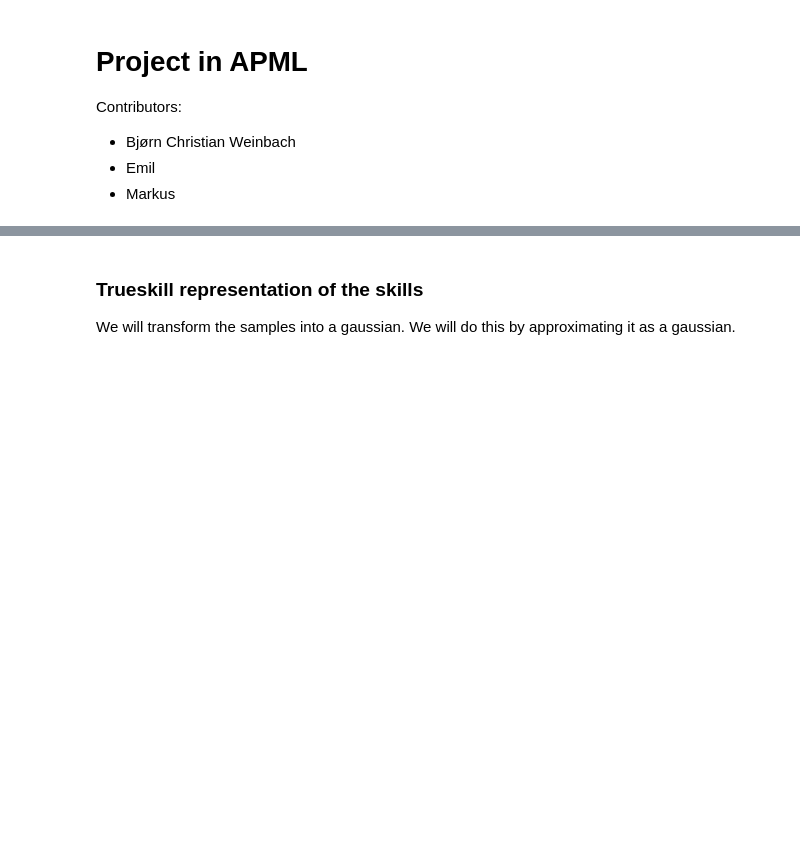
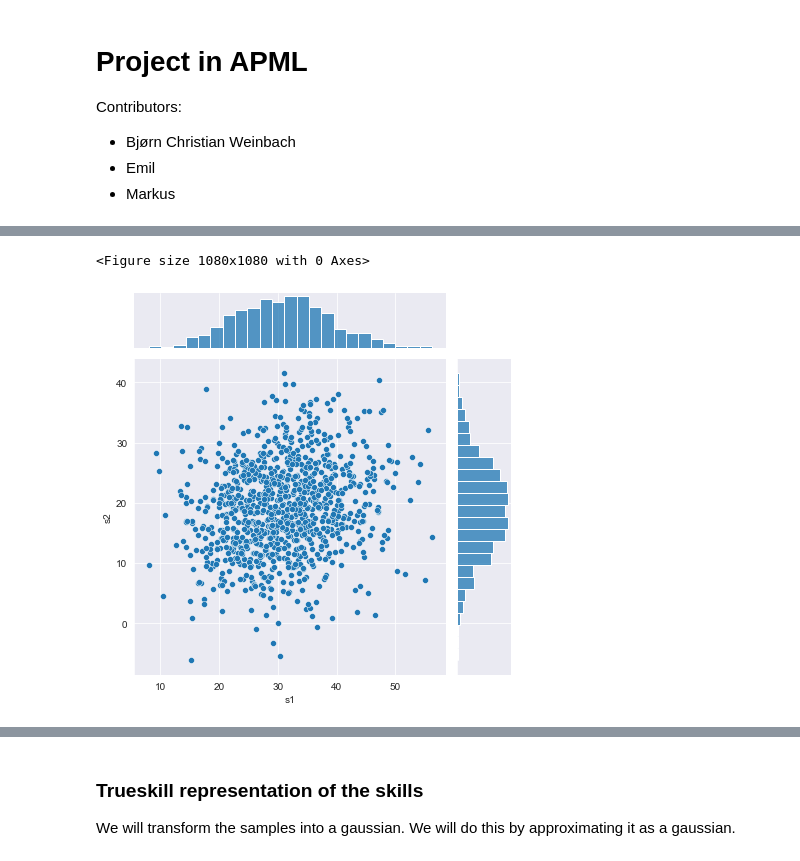
Before and after one commit to bcwein/1RT705APML-Project, a Jupyter notebook: runme.ipynb, the cells around one changed output, grey strips where cells are left out. Drawn from its saved outputs; the diff is of its cells as text; code cells hidden in the pictures; blank space fills up the shorter version.

```diff
--- a/runme.ipynb
+++ b/runme.ipynb
@@ -46,24 +46,22 @@ def gibbsSampler(L, mu_s, sigma_s, burn=0):
     s2 = np.zeros(L)
     t = np.zeros(L)
     y = 1
-    s1[0] = 10
-    s2[0] = 10
+    s1[0] = mu_s[0]
+    s2[0] = mu_s[1]
     t[0] = 1
 
     # Hyperparameters
-    sigma_s = sigma_s
-    mu_s = mu_s
-    sigma_ts = 1
+    sigma_ts = (25/3)**2
 
-    def corr1(sigmaa, A, sigmaba, mua, xb):
-        sigmaab = np.linalg.pinv(np.linalg.pinv(sigmaa) + np.outer(A.T, A)*sigmaba**-1)
-        muab = sigmaab@(np.linalg.pinv(sigmaa)@mua + A.T*sigmaba**-1*xb)
+    def corr1(sigmaa, sigmaba, mua, xb):
+        A = np.array([1, -1])
+        sigmaab = np.linalg.inv(np.linalg.inv(sigmaa) + np.outer(A.T, A)*sigmaba**-1)
+        muab = sigmaab@(np.linalg.inv(sigmaa)@mua + A.T*sigmaba**-1*xb)
         return sigmaab, muab
 
     for l in range(L-1):
         # Sample S
-        A = np.array([s1[l], -s2[l]])
-        sigma_st, mu_st = corr1(sigma_s, A, sigma_ts, mu_s, t[l])
+        sigma_st, mu_st = corr1(sigma_s, sigma_ts, mu_s, t[l])
         s1[l+1], s2[l+1] = scipy.stats.multivariate_normal.rvs(mean=mu_st, cov=sigma_st)
 
         # Sample T
@@ -73,11 +71,11 @@ def gibbsSampler(L, mu_s, sigma_s, burn=0):
     return s1[burn:], s2[burn:], t[burn:]
 # %%
 # Samples
-L = 10**4
-burn = 50
+L = 1000
+burn = 0
 # Priors
-sigma_s = np.array([[1, 0], [0, 1]])
-mu_s = np.array([1, 1])
+sigma_s = np.array([[(25/3)**2, 0], [0, (25/3)**2]])
+mu_s = np.array([25, 25])
 
 # Sample
 s1, s2, t = gibbsSampler(L+burn, mu_s, sigma_s, burn)
@@ -101,11 +104,13 @@ if(save):
 # %%
 plt.figure(figsize=(15, 15))
 sns.set_style("darkgrid")
-sns.jointplot(data=experiment, x="s1", y="s2",
-              xlim=(-3, 5), ylim=(-4, 4))
+sns.jointplot(data=experiment, x="s1", y="s2")
 
 if(save):
     plt.savefig("s1s2jointplot.png")
+# %% [output]
+<Figure size 1080x1080 with 0 Axes>
+[figure, added]
 # %%
 sns.histplot(experiment, x="t", kde=True, fill=True, stat='probability')
 if(save):
```
Also changed, not shown: parts of 45 cells of this notebook.
